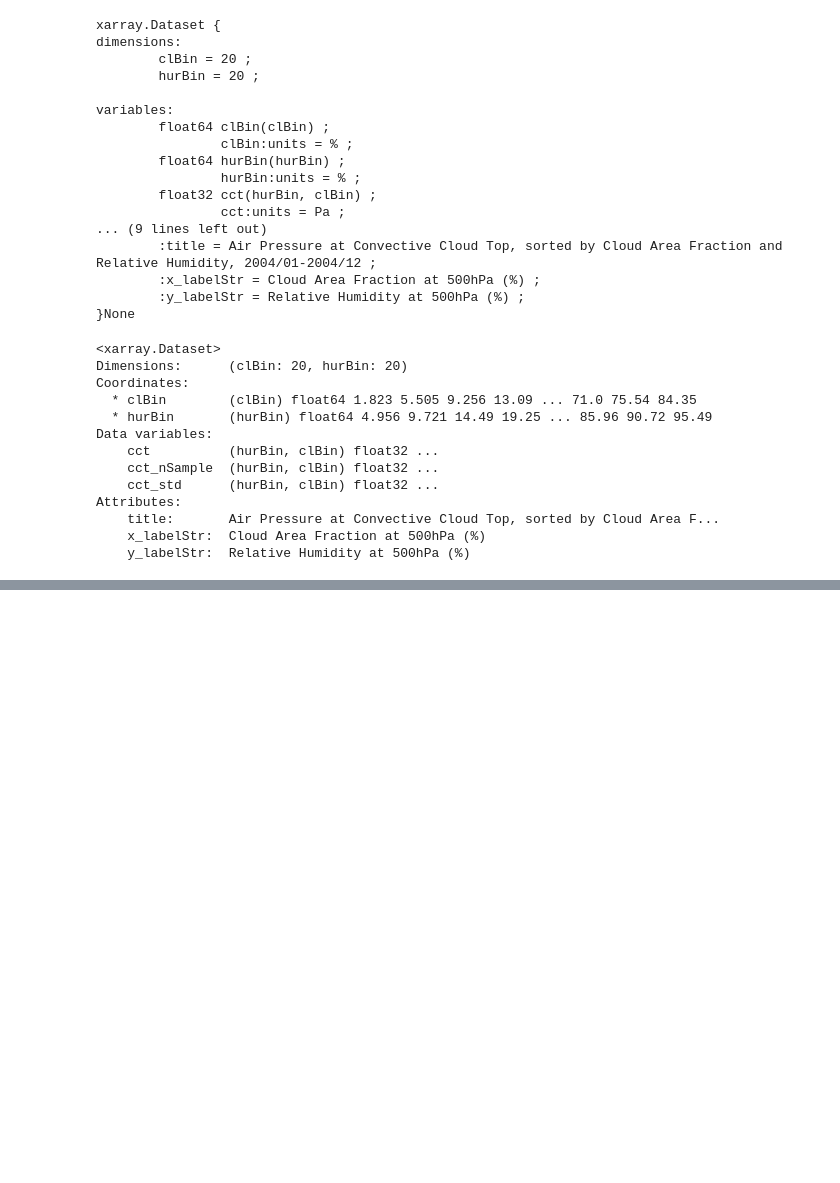
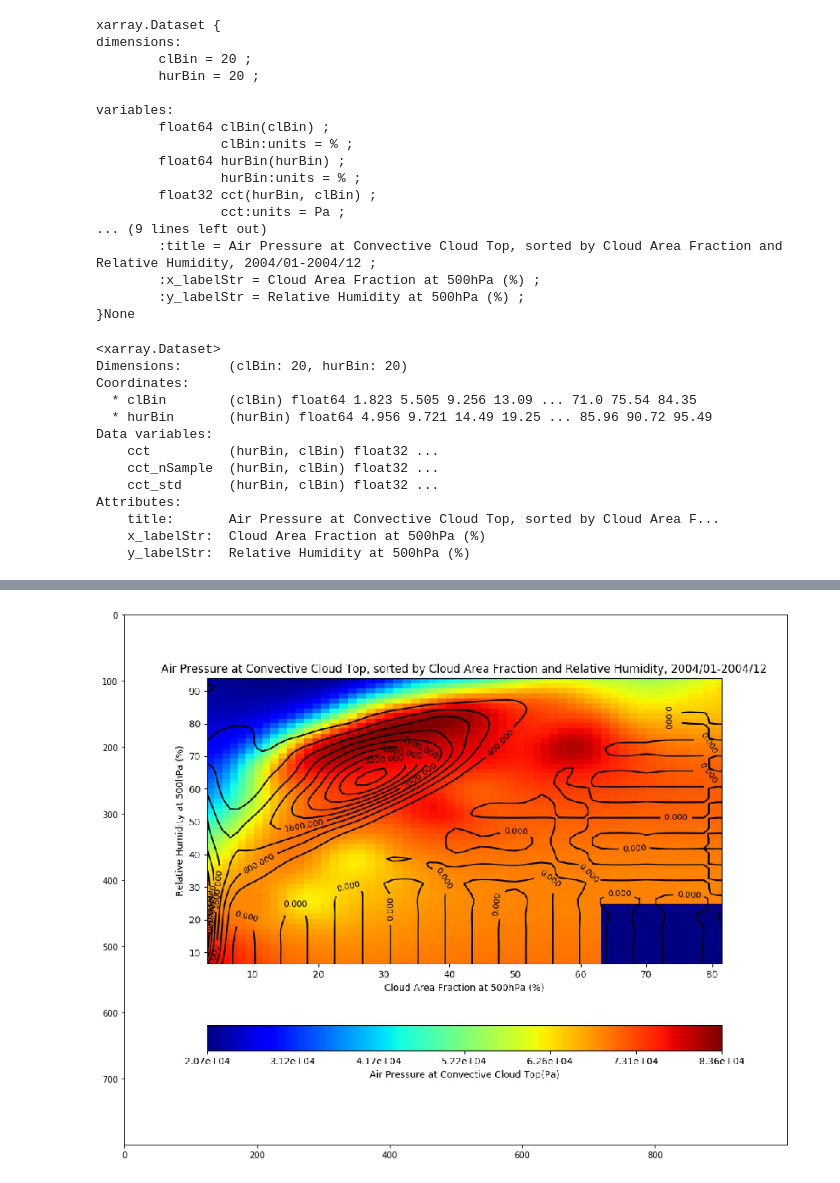
Before and after one commit to cmda-jpl/cmda_notebooks, a Jupyter notebook: cmda_conditional_2var.ipynb, the cells around one changed output, grey strips where cells are left out. Saved outputs shown, nothing was run; the diff lists cells and outputs as text; code cells hidden in the pictures; blank space fills up the shorter version.

```diff
--- a/cmda_conditional_2var.ipynb
+++ b/cmda_conditional_2var.ipynb
@@ -92 +88,12 @@ ds.cct.hvplot.quadmesh(x='clBin',y='hurBin')
+# %%
+# data from server
+from skimage import io
+import matplotlib.pyplot as plt
+
+image = io.imread(r.json()['url'])
+f,ax = plt.subplots(1,figsize=(14,12))
+ax.imshow(image)
+plt.show()
+# %% [output]
+[figure, added]
 # %%
```
Also changed, not shown: parts of 2 cells of this notebook.
